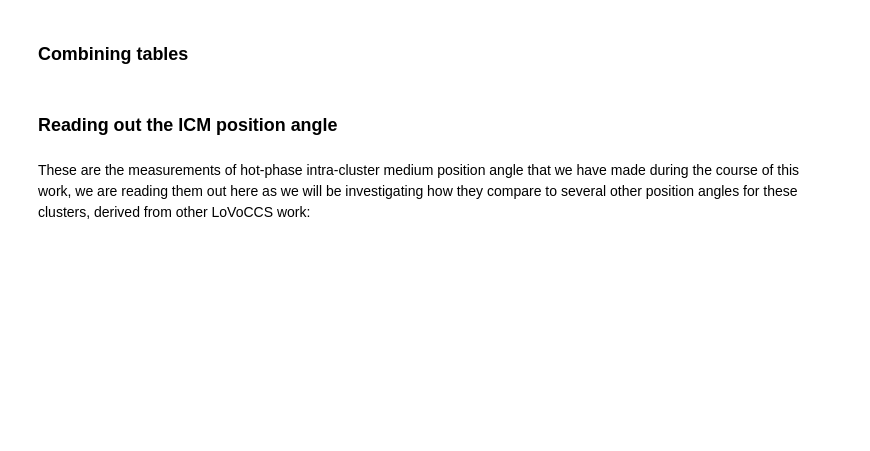
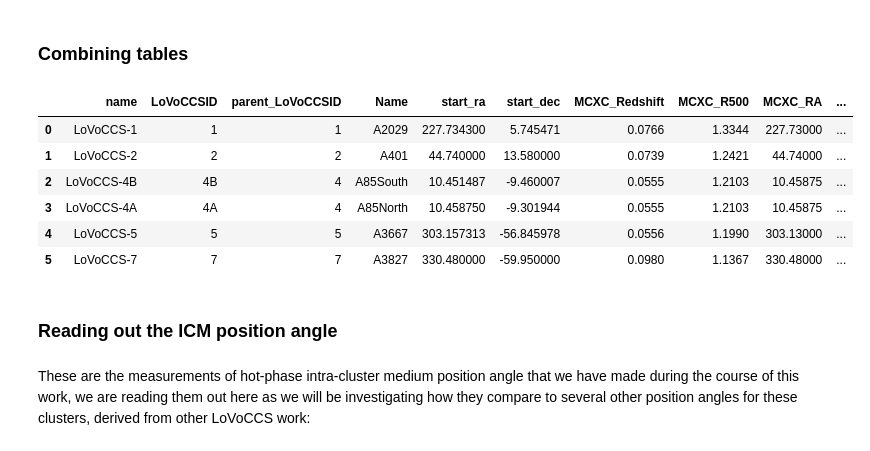
Before and after one commit to LoVoCCS/X-LoVoCCS-Analyses, a Jupyter notebook: notebooks/positions_and_morphology/compare_xray_bcg_redseq_mass_posang.ipynb, the cells around one changed output. Saved outputs shown, nothing was run; the diff lists cells and outputs as text; code cells hidden in the pictures; blank space fills up the shorter version.

```diff
--- a/notebooks/positions_and_morphology/compare_xray_bcg_redseq_mass_posang.ipynb
+++ b/notebooks/positions_and_morphology/compare_xray_bcg_redseq_mass_posang.ipynb
@@ -100,10 +103,17 @@ lovoccsII_morph.head(6)
 ### Combining tables
 # %%
 xlovoccs_samp = pd.merge(xlovoccs_base, xlovoccs_posang, left_on='name', right_on='name', how='outer')
-xlovoccs_samp = pd.merge(xlovoccs_samp, xlovoccs_morph, left_on='name', right_on='name', how='outer')
 xlovoccs_samp = pd.merge(xlovoccs_samp, lovoccsII_morph, left_on='parent_LoVoCCSID', right_on='parent_LoVoCCSID', how='inner')
 xlovoccs_samp = xlovoccs_samp.sort_values('parent_LoVoCCSID').reset_index(drop=True)
 xlovoccs_samp.head(6)
+# %% [output]
+|  | name | LoVoCCSID | parent_LoVoCCSID | Name | start_ra | start_dec | MCXC_Redshift | MCXC_R500 | MCXC_RA | ... |
+| 0 | LoVoCCS-1 | 1 | 1 | A2029 | 227.734300 | 5.745471 | 0.0766 | 1.3344 | 227.73000 | ... |
+| 1 | LoVoCCS-2 | 2 | 2 | A401 | 44.740000 | 13.580000 | 0.0739 | 1.2421 | 44.74000 | ... |
+| 2 | LoVoCCS-4B | 4B | 4 | A85South | 10.451487 | -9.460007 | 0.0555 | 1.2103 | 10.45875 | ... |
+| 3 | LoVoCCS-4A | 4A | 4 | A85North | 10.458750 | -9.301944 | 0.0555 | 1.2103 | 10.45875 | ... |
+| 4 | LoVoCCS-5 | 5 | 5 | A3667 | 303.157313 | -56.845978 | 0.0556 | 1.1990 | 303.13000 | ... |
+| 5 | LoVoCCS-7 | 7 | 7 | A3827 | 330.480000 | -59.950000 | 0.0980 | 1.1367 | 330.48000 | ... |
 # %% [markdown]
 ### Reading out the ICM position angle
 # %% [markdown]
```
Also changed, not shown: parts of 42 cells of this notebook.
